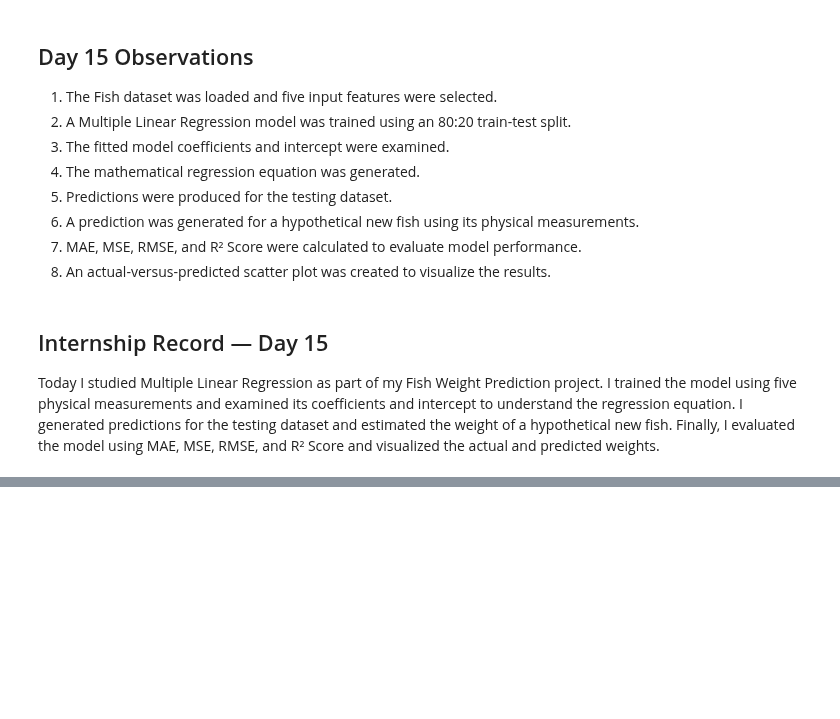
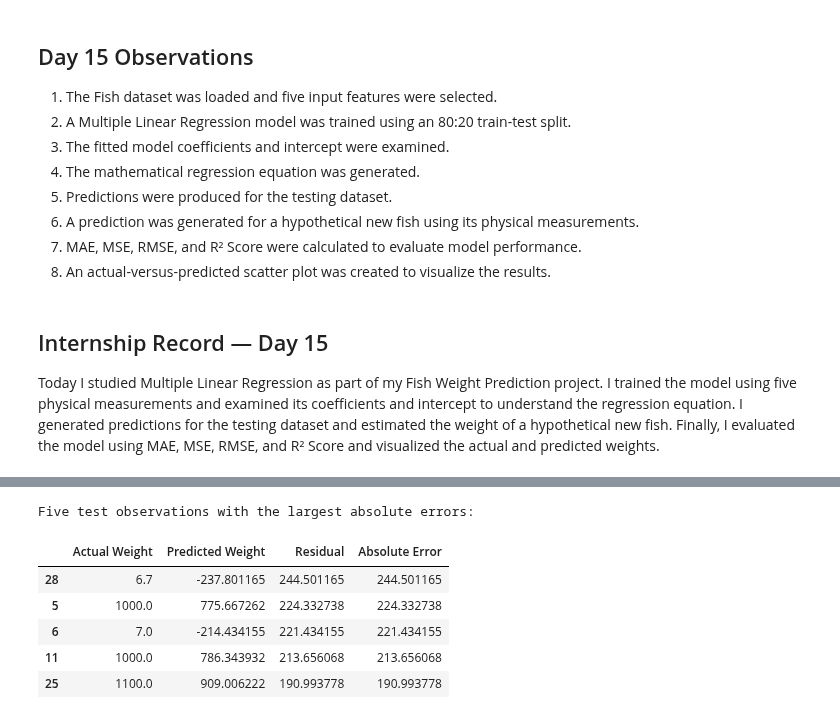
Before and after one commit to abhipsa29-cloud/Fish-Weight-Prediction, a Jupyter notebook: Fish_Weight_Prediction.ipynb, the cells around one changed output, grey strips where cells are left out. Drawn from its saved outputs; the diff is of its cells as text; code cells hidden in the pictures; blank space fills up the shorter version.

```diff
--- a/Fish_Weight_Prediction.ipynb
+++ b/Fish_Weight_Prediction.ipynb
@@ -3344,0 +3545,17 @@ Today I studied Multiple Linear Regression as part of my Fish Weight Prediction
+# %%
+largest_errors = residual_df.sort_values(
+    by="Absolute Error",
+    ascending=False
+)
+
+print("Five test observations with the largest absolute errors:")
+
+display(largest_errors.head(5))
+# %% [output]
+Five test observations with the largest absolute errors:
+|  | Actual Weight | Predicted Weight | Residual | Absolute Error |
+| 28 | 6.7 | -237.801165 | 244.501165 | 244.501165 |
+| 5 | 1000.0 | 775.667262 | 224.332738 | 224.332738 |
+| 6 | 7.0 | -214.434155 | 221.434155 | 221.434155 |
+| 11 | 1000.0 | 786.343932 | 213.656068 | 213.656068 |
+| 25 | 1100.0 | 909.006222 | 190.993778 | 190.993778 |
```
Also changed, not shown: parts of 16 cells of this notebook.
